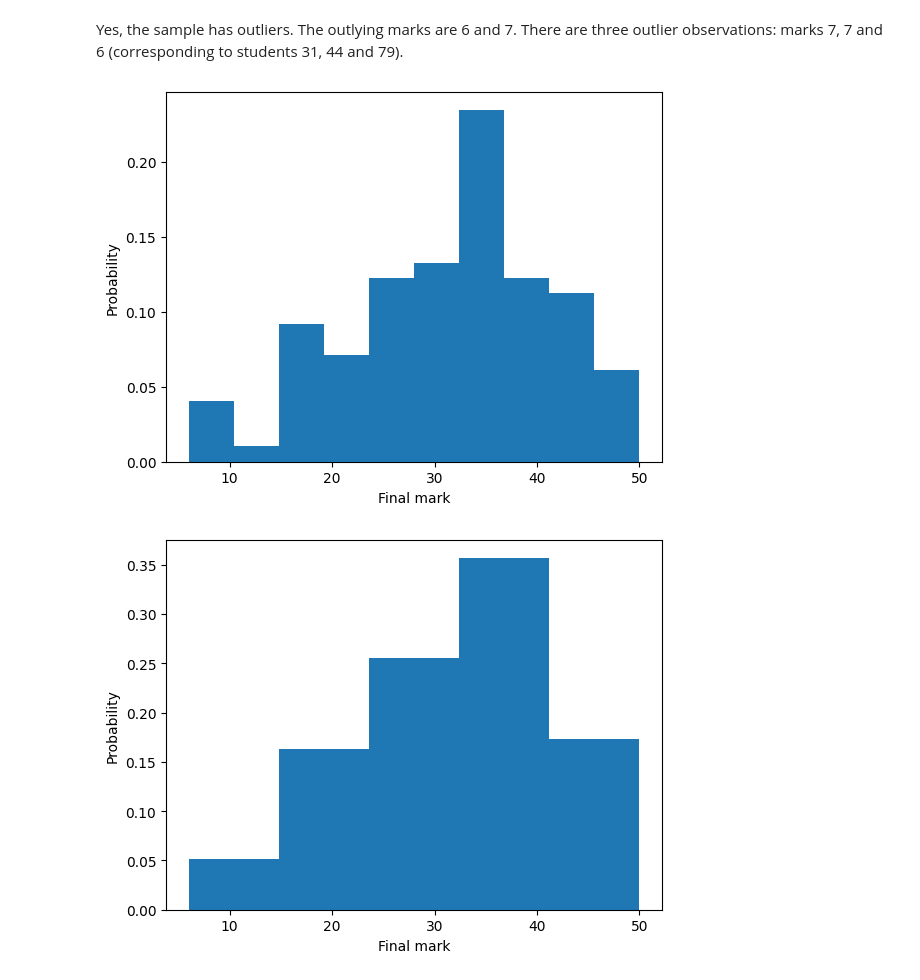
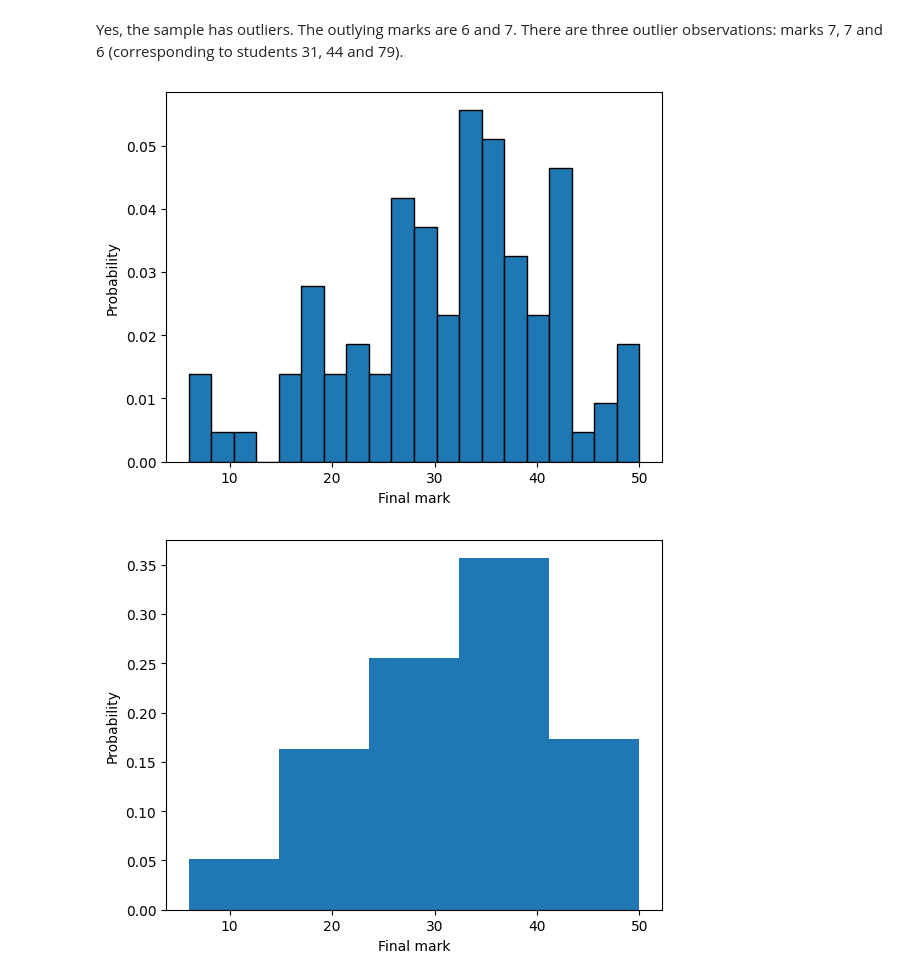
Before and after one commit to ananyakharbanda/st1131_tutorials, a Jupyter notebook: tutorial01.ipynb, the cells around one changed output. Saved outputs shown, nothing was run; the diff lists cells and outputs as text; code cells hidden in the pictures.

```diff
--- a/tutorial01.ipynb
+++ b/tutorial01.ipynb
@@ -190,15 +190,18 @@ Yes, the sample has outliers. The outlying marks are 6 and 7. There are three ou
 # %%
 plt.hist(
     marks["mark"],
-    weights=np.ones(len(marks)) / len(marks)
+    weights=np.ones(len(marks)) / len(marks),
+    bins=20,
+    density=True,
+    edgecolor="black"
 )
 
 plt.xlabel("Final mark")
 plt.ylabel("Probability")
 
 plt.show()
 # %% [output]
-[figure, old version]
+[figure, new version]
 # %%
 plt.hist(
     marks["mark"],
```
Also changed, not shown: parts of 1 cell of this notebook.
